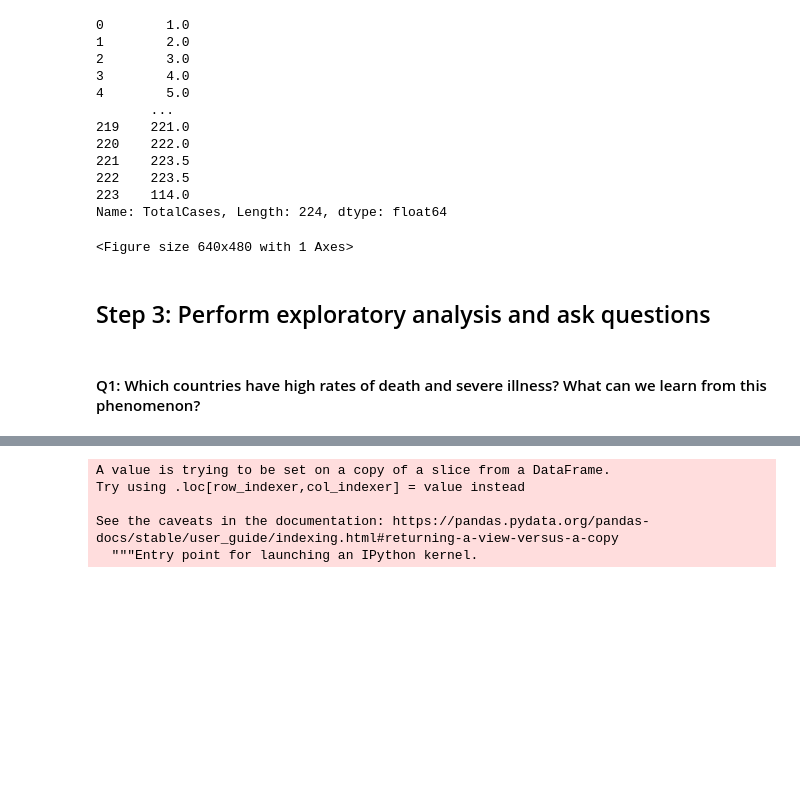
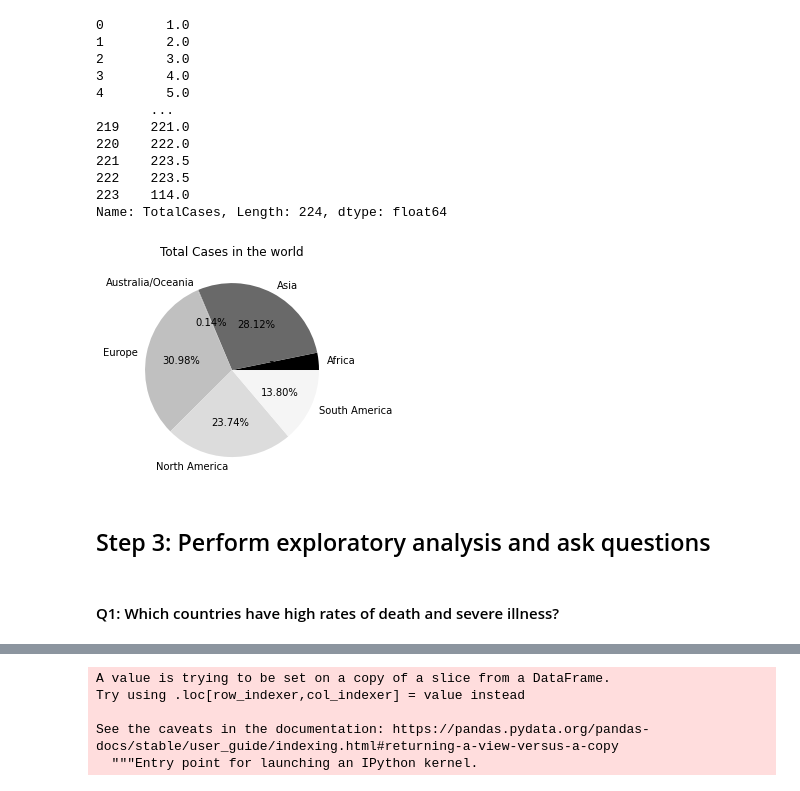
Before and after one commit to Siyanho/project, a Jupyter notebook: Part3.ipynb, the cells around one changed output, grey strips where cells are left out. Cells and saved outputs as stored; diff of their text form; code cells hidden in the pictures; blank space fills up the shorter version.

```diff
--- a/Part3.ipynb
+++ b/Part3.ipynb
@@ -372,21 +389,23 @@ df2['TotalCases'].rank(ascending=False)
 223    114.0
 Name: TotalCases, Length: 224, dtype: float64
 # %%
+'''
+draw a pie chart
+'''
 import matplotlib.pyplot as plt
-labels=['Africa','Asia','Australia/Oceania','Europe','North America','South America']
-X=[8676111,75949495,386030,83657704,64111367,37281606]
+labels=data1.Continent
+X=data1.TotalCases
 colours=['black','dimgray','darkgrey','silver','gainsboro','whitesmoke']
 
 plt.pie(X,labels=labels,autopct='%1.2f%%',colors=colours)
 plt.title("Total Cases in the world")
 
 
 plt.show()
-#plt.savefig("PieChart.jpg")
 # %% [output]
-<Figure size 640x480 with 1 Axes>
+[figure, added]
 # %% [markdown]
 ## Step 3: Perform exploratory analysis and ask questions
 # %% [markdown]
-#### Q1:  Which countries have high rates of death and severe illness? What can we learn from this phenomenon?
+#### Q1:  Which countries have high rates of death and severe illness?
 # %%
```
Also changed, not shown: parts of 29 cells of this notebook.
